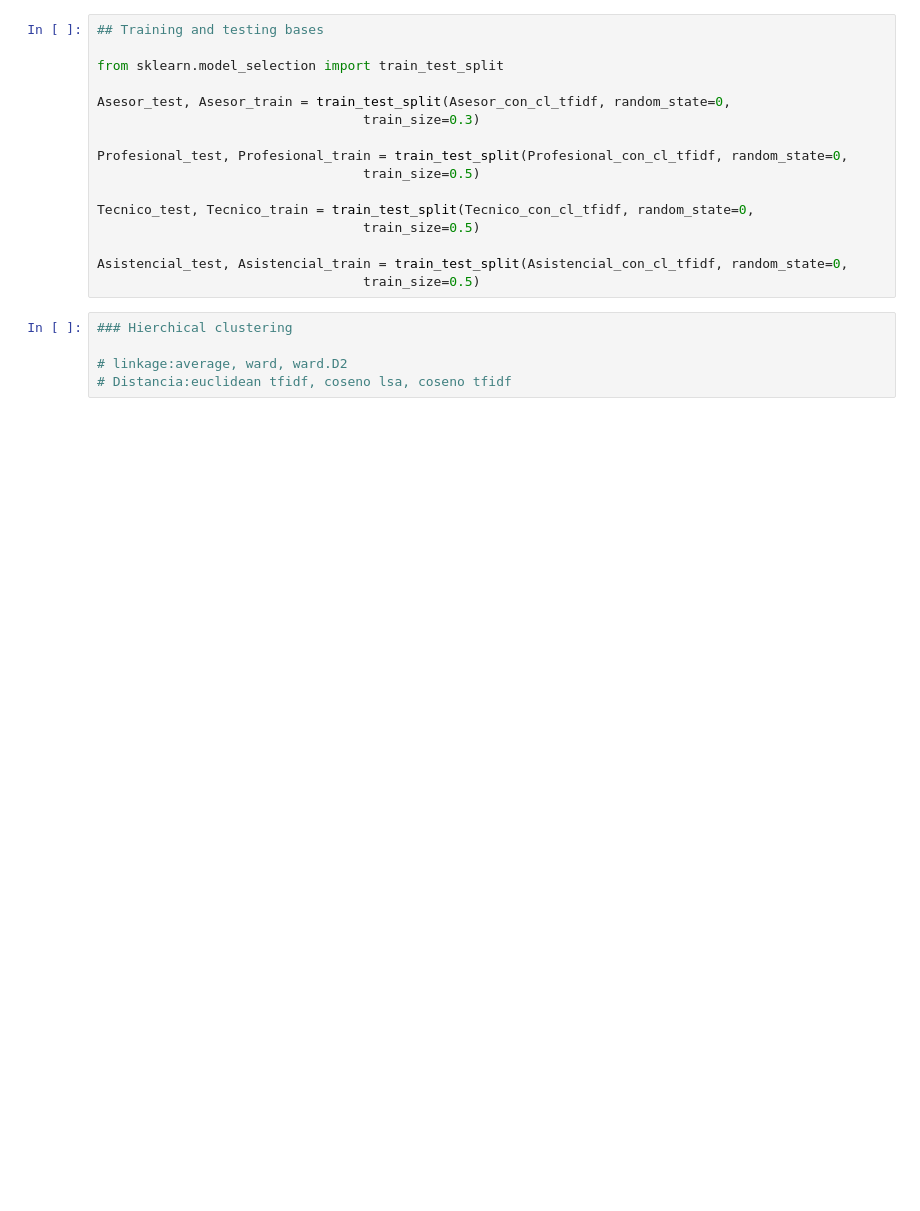
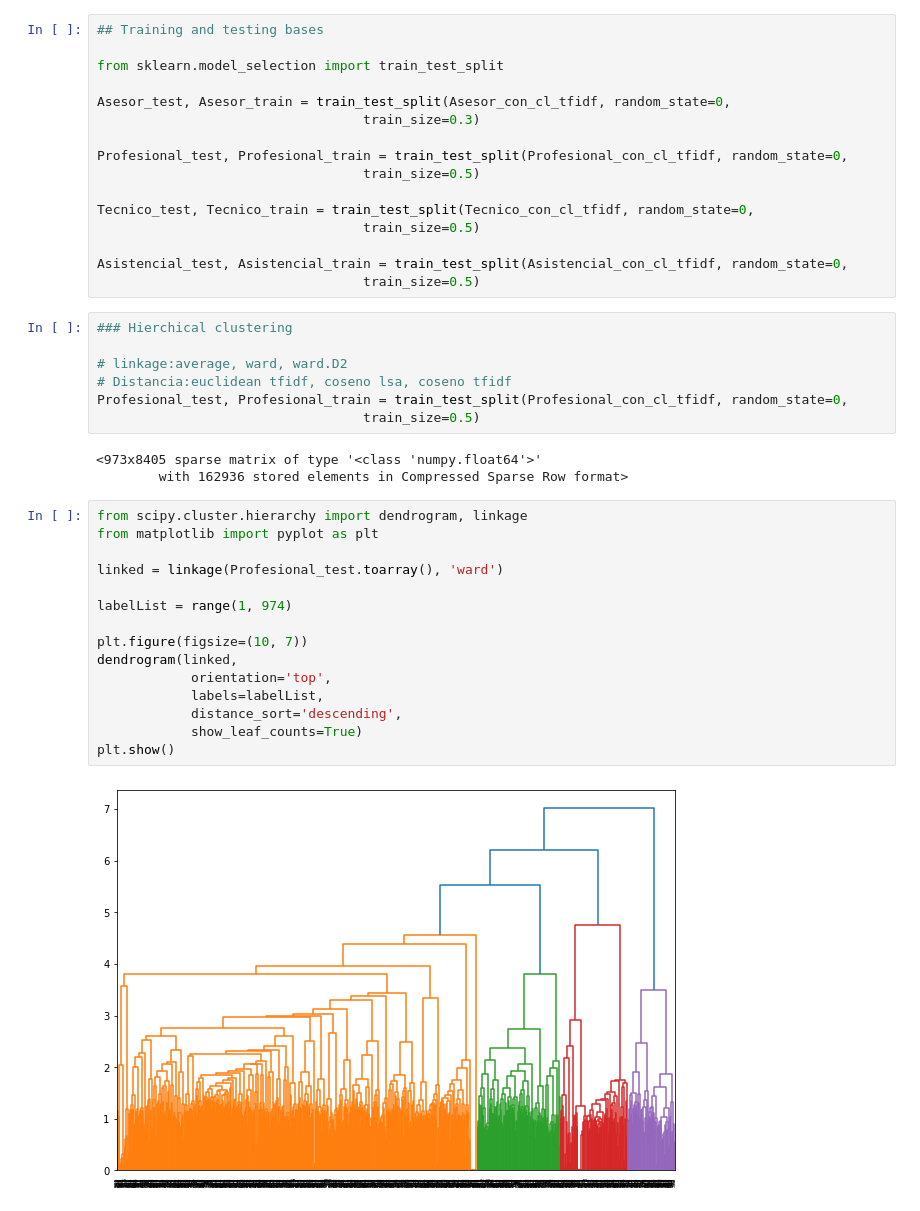
Before and after one commit to Bapinedam/NLP_Project, a Jupyter notebook: Hierarchical Clustering.ipynb, the cells around one changed output. Drawn from its saved outputs; the diff is of its cells as text; blank space fills up the shorter version.

```diff
--- a/Hierarchical Clustering.ipynb
+++ b/Hierarchical Clustering.ipynb
@@ -135,3 +135,25 @@ Asistencial_test, Asistencial_train = train_test_split(Asistencial_con_cl_tfidf,
 
 # linkage:average, ward, ward.D2
 # Distancia:euclidean tfidf, coseno lsa, coseno tfidf
+Profesional_test, Profesional_train = train_test_split(Profesional_con_cl_tfidf, random_state=0,
+                                  train_size=0.5)
+# %% [output]
+<973x8405 sparse matrix of type '<class 'numpy.float64'>'
+        with 162936 stored elements in Compressed Sparse Row format>
+# %%
+from scipy.cluster.hierarchy import dendrogram, linkage
+from matplotlib import pyplot as plt
+
+linked = linkage(Profesional_test.toarray(), 'ward')
+
+labelList = range(1, 974)
+
+plt.figure(figsize=(10, 7))
+dendrogram(linked,
+            orientation='top',
+            labels=labelList,
+            distance_sort='descending',
+            show_leaf_counts=True)
+plt.show()
+# %% [output]
+[figure, added]
```
Also changed, not shown: parts of 5 cells of this notebook, 1 other file.
